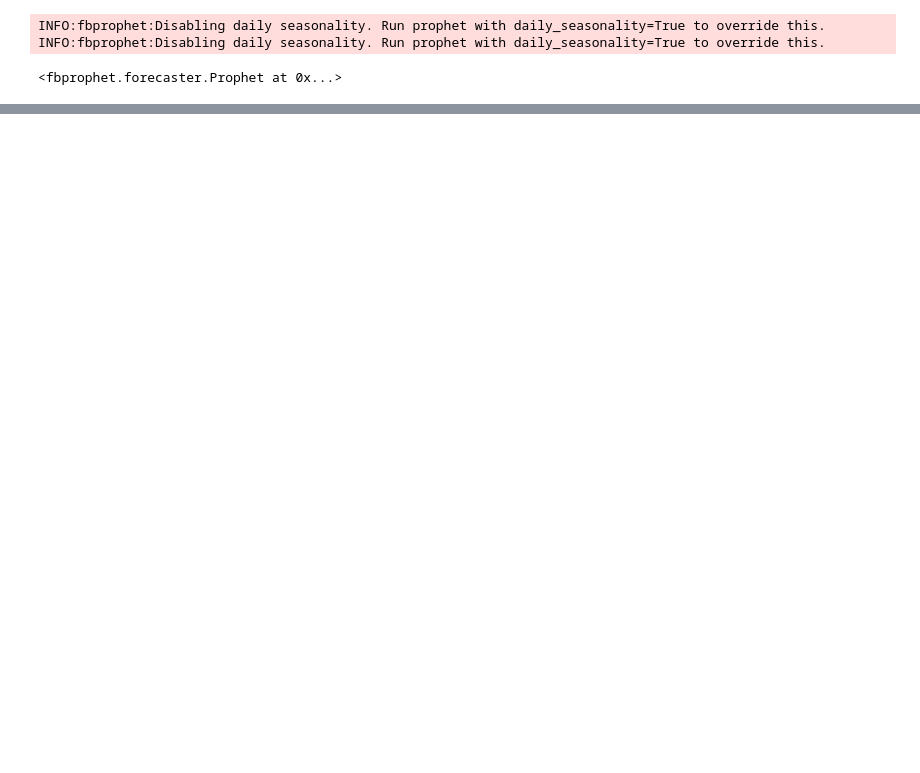
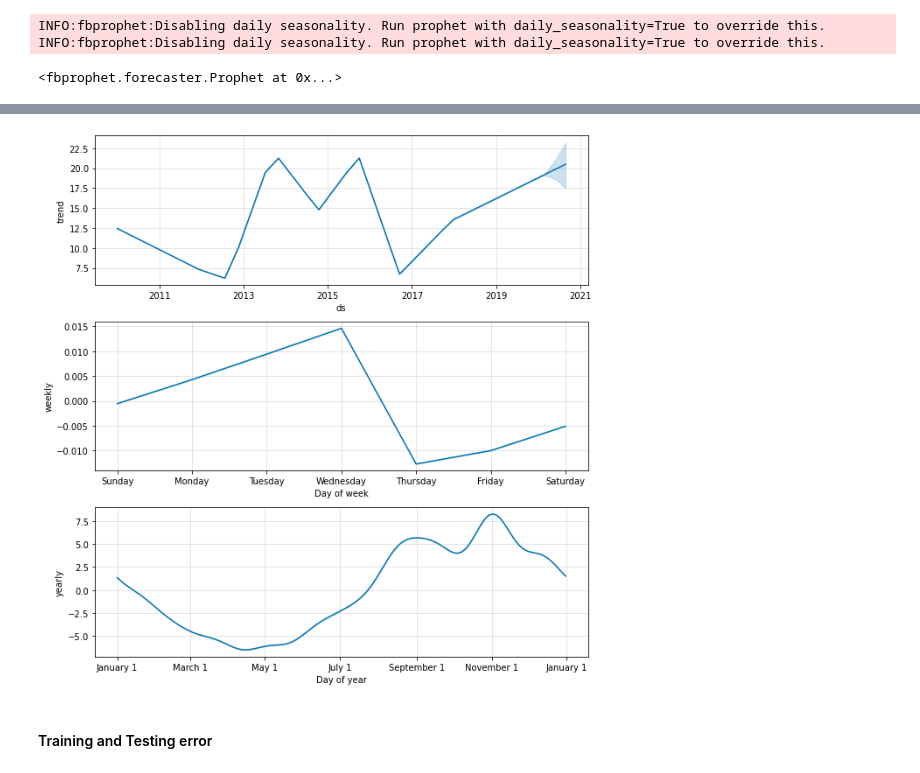
Before and after one commit to siramk/DS250_PROJECT_VEGETABLE_PRICE_ANALYSIS, a Jupyter notebook: prophet_main.ipynb, the cells around one changed output, grey strips where cells are left out. Cells and saved outputs as stored; diff of their text form; code cells hidden in the pictures; blank space fills up the shorter version.

```diff
--- a/prophet_main.ipynb
+++ b/prophet_main.ipynb
@@ -116,0 +128,7 @@ fig1 = model1.plot(forecast)
+# %%
+
+# Python
+# fig11 = model1.plot(forecast1)
+forecast1 = forecast1.reset_index()
+from fbprophet.plot import plot_plotly, plot_components_plotly
+plot_plotly(model1, forecast1)
@@ -116,0 +137,6 @@ fig1 = model1.plot(forecast)
+# %%
+fig12 = model1.plot_components(forecast1)
+# %% [output]
+[figure, added]
+# %% [markdown]
+#### Training and Testing error
```
Also changed, not shown: parts of 50 cells of this notebook, 1 other file.
